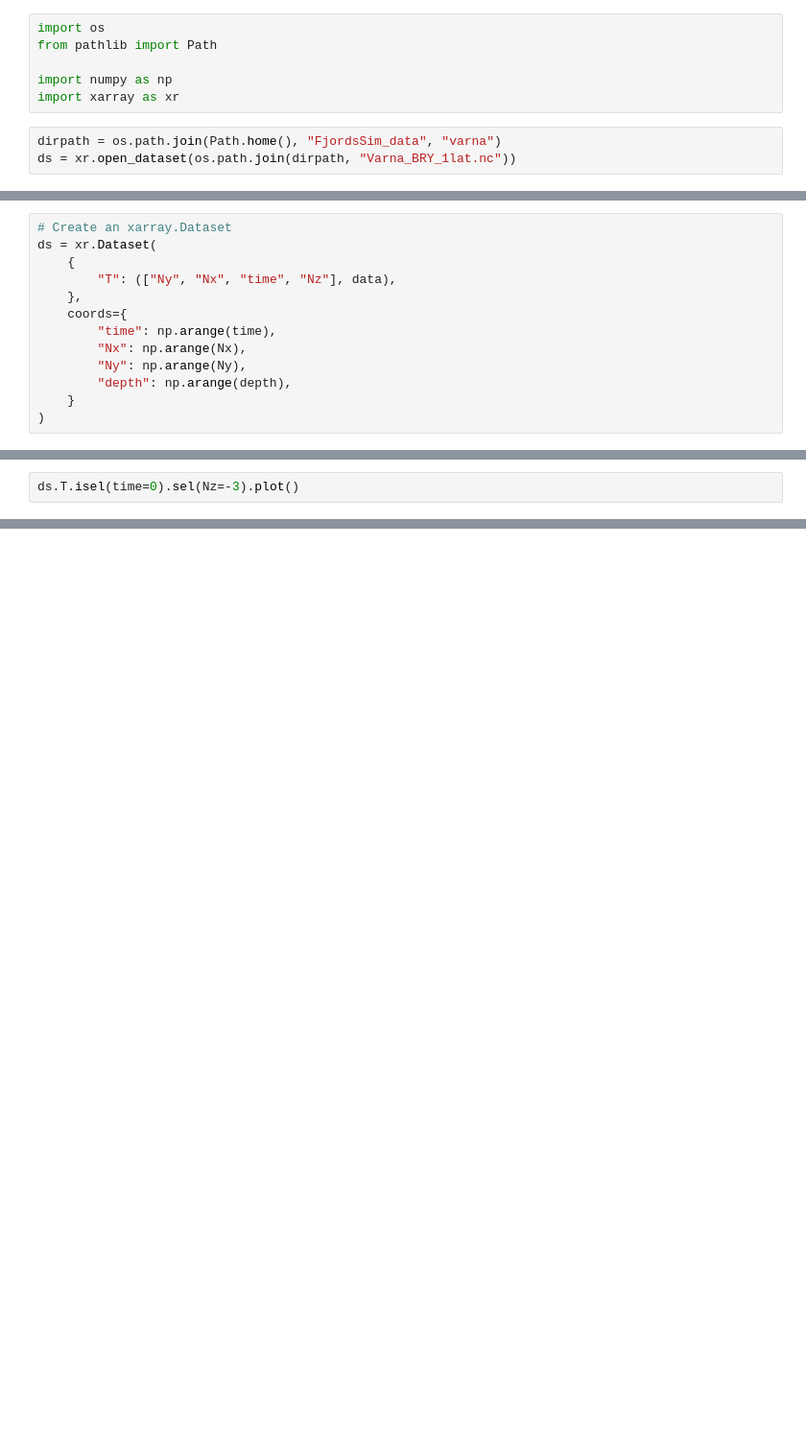
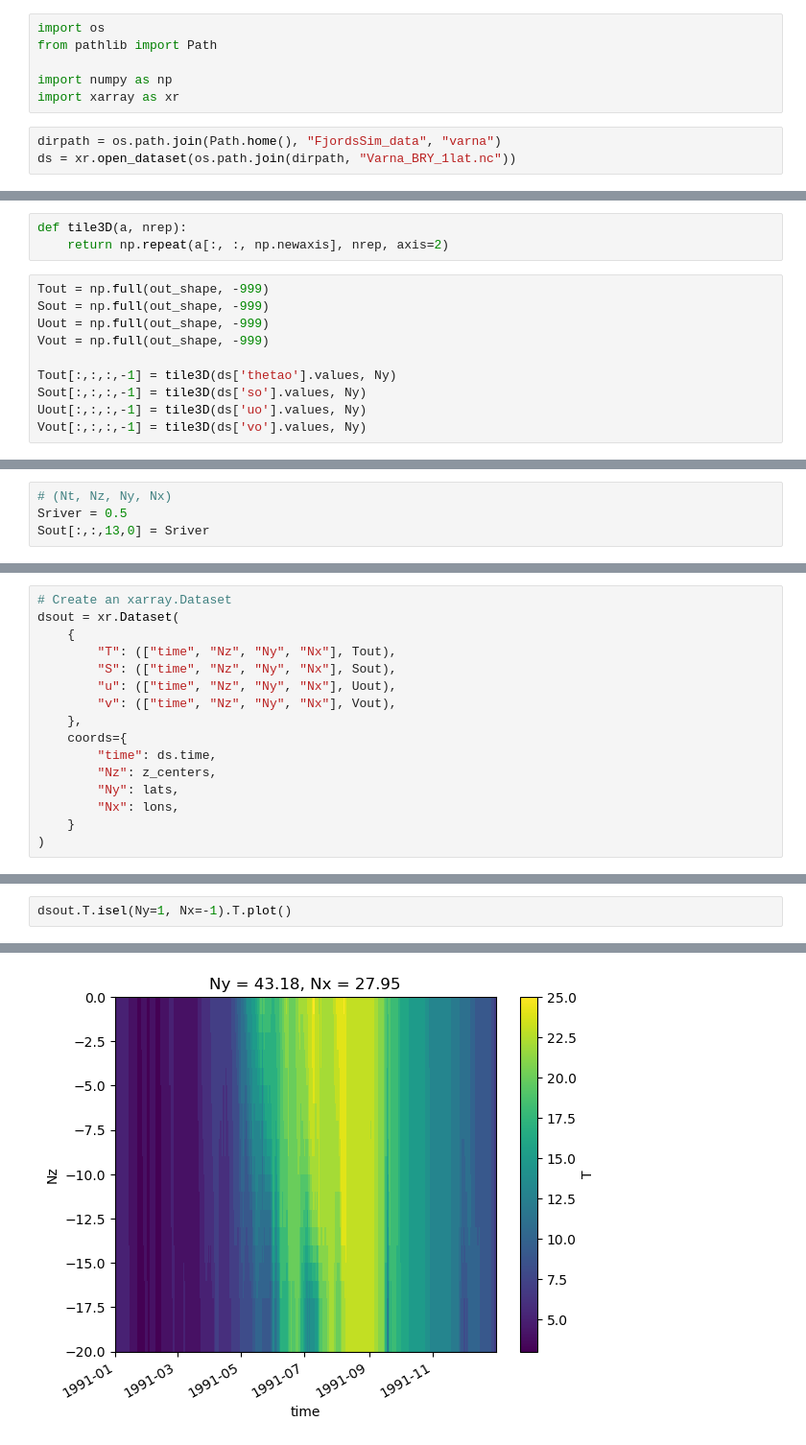
Before and after one commit to AquaBadgerForge/fjordssim-notebooks, a Jupyter notebook: Varna_BRY.ipynb, the cells around one changed output, grey strips where cells are left out. Shown: that part at 96% size. Saved outputs shown, nothing was run; the diff lists cells and outputs as text; blank space fills up the shorter version.

```diff
--- a/Varna_BRY.ipynb
+++ b/Varna_BRY.ipynb
@@ -45,0 +51,13 @@ Data variables:
+# %%
+def tile3D(a, nrep):
+    return np.repeat(a[:, :, np.newaxis], nrep, axis=2)
+# %%
+Tout = np.full(out_shape, -999)
+Sout = np.full(out_shape, -999)
+Uout = np.full(out_shape, -999)
+Vout = np.full(out_shape, -999)
+
+Tout[:,:,:,-1] = tile3D(ds['thetao'].values, Ny)
+Sout[:,:,:,-1] = tile3D(ds['so'].values, Ny)
+Uout[:,:,:,-1] = tile3D(ds['uo'].values, Ny)
+Vout[:,:,:,-1] = tile3D(ds['vo'].values, Ny)
@@ -45,0 +66,4 @@ Data variables:
+# %%
+# (Nt, Nz, Ny, Nx)
+Sriver = 0.5
+Sout[:,:,13,0] = Sriver
@@ -46,13 +90,16 @@ Data variables:
 # %%
 # Create an xarray.Dataset
-ds = xr.Dataset(
+dsout = xr.Dataset(
     {
-        "T": (["Ny", "Nx", "time", "Nz"], data),
+        "T": (["time", "Nz", "Ny", "Nx"], Tout),
+        "S": (["time", "Nz", "Ny", "Nx"], Sout),
+        "u": (["time", "Nz", "Ny", "Nx"], Uout),
+        "v": (["time", "Nz", "Ny", "Nx"], Vout),
     },
     coords={
-        "time": np.arange(time),
-        "Nx": np.arange(Nx),
-        "Ny": np.arange(Ny),
-        "depth": np.arange(depth),
+        "time": ds.time,
+        "Nz": z_centers,
+        "Ny": lats,
+        "Nx": lons,
     }
 )
@@ -77,2 +121,3 @@ Data variables:
 # %%
-ds.T.isel(time=0).sel(Nz=-3).plot()
+dsout.T.isel(Ny=1, Nx=-1).T.plot()
+# %% [output]
@@ -79 +125,2 @@ ds.T.isel(time=0).sel(Nz=-3).plot()
+[figure, added]
 # %%
```
Also changed, not shown: parts of 28 cells of this notebook, 1 other file.
